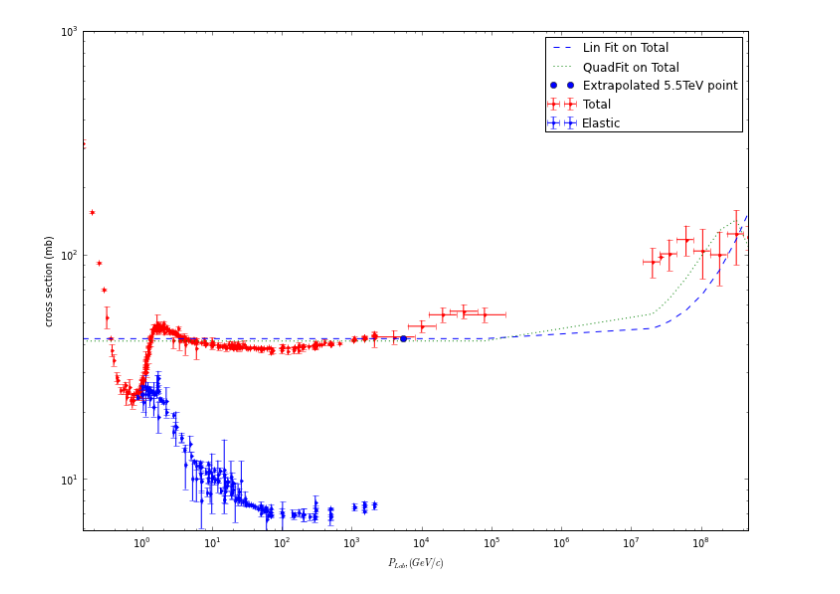
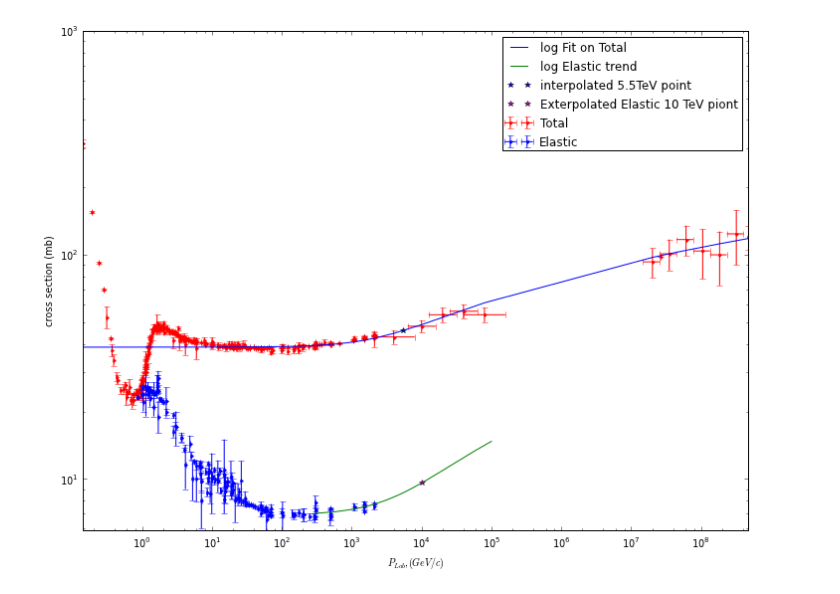
Before and after one commit to mattyuiop/PHYS202-S13, a Jupyter notebook: Project/MCG.ipynb, the cells around one changed output. Drawn from its saved outputs; the diff is of its cells as text; code cells hidden in the pictures.

```diff
--- a/Project/MCG.ipynb
+++ b/Project/MCG.ipynb
@@ -27,44 +27,52 @@ yhigh = f-d
 xelLow = ael-bel
 xelHigh = cel-ael
 
-def fxnExp(x,a,b,c,d):
-    return a*np.exp((x-b)*c) + d
+def fxnlog(x,a,b,c,d):
+    return a*np.log((x-b)*c) + d
 figure(num=None, figsize=(12, 9), dpi=80, facecolor='w', edgecolor='k')
 
 errorbar(a,d, yerr=[e,f], xerr =[xlow,xhigh], fmt = 'r.', label = 'Total')
 errorbar(ael,delstic, yerr=[fel,eel], xerr = [xelLow,xelHigh], fmt = 'b.', label = 'Elastic')
 
 plt.xscale('log')
 plt.xticks([.1, 1,10, 100, 1000, 10000, 100000, 10**6,10**7,10**8, 10**12])
 plt.yscale('log')
 plt.yticks([1,10, 100, 1000])
 xlabel(r'$P_{Lab} , (GeV/c)$')
 ylabel('cross section (mb)')
 plt.vlines([1,10,100,1000,10000,100000],0,1000, linestyles = '-')
 
+
+
+expFit , expcov = cf(fxnlog,a[160:],d[160:])#, p0 = [.001,20,.0001,35])
+expElasFit , expElascov = cf(fxnlog, ael[115:], delstic[115:]) #, p0 = [.001,20,.0001,35])
+
+plot(a,fxnlog(a,expFit[0],expFit[1],expFit[2],expFit[3]), label = 'log Fit on Total')
+elExtendRange = arange(0,10**5,300)
+plot(elExtendRange,fxnlog(elExtendRange,expElasFit[0],expElasFit[1],expElasFit[2],expElasFit[3]), label = 'log Elastic trend')
+
+
+plot(5.5*10**3, fxnlog((5.5*10**3),expFit[0],expFit[1],expFit[2],expFit[3]),'b*', label = 'interpolated 5.5TeV point')
+plot(10**4, fxnlog((10**4),expElasFit[0],expElasFit[1],expElasFit[2],expElasFit[3]),'m*', label = 'Exterpolated Elastic 10 TeV piont')
+
+'''
+none of the fits I attempted yeild realistic results
 linfit = np.poly1d(np.polyfit(a[160:],d[160:],1)) #,w=((ylow+yhigh)/2.)**-2.)
 quadfit = np.poly1d(np.polyfit(a[160:],d[160:],2)) #,w=((ylow+yhigh)/2.)**-2.)
 
 plot(a,linfit(a),'--', label = 'Lin Fit on Total')
 plot(a,quadfit(a),':', label = 'QuadFit on Total')
-plot(5.5*10**3, linfit(5.5*10**3),'bo', label = 'Extrapolated 5.5TeV point')
-
-'''
-none of the fits I attempted yeild realistic results
 threfit = np.poly1d(np.polyfit(a[160:],d[160:],1)) #,w=((ylow+yhigh)/2.)**-2.)
 fivefit = np.poly1d(np.polyfit(a[160:],d[160:],2)) #,w=((ylow+yhigh)/2.)**-2.)
 plot(a,threfit(a), label = 'Cubic Fit on Total')
 plot(a,fivefit(a), label = r'$5^{th}$ deg poly on Total')
 
-expFit , expcov = cf(fxnExp,a[160:],d[160:], p0 = [.001,20,.0001,35])
-print expFit[:]
-plot(a,fxnExp(a,expFit[0],expFit[1],expFit[2],expFit[3]), label = 'Exp Fit on Total')
 '''
 
 legend()
 show()
 # %% [output]
-[figure, old version]
+[figure, new version]
 # %%
 def WooSax(rhoNot,a,w,R,z):
     fxn = lambda r: rhoNot*(1+w*(r/R)**2)/(1+exp((r-R)/a))
```
Also changed, not shown: parts of 1 cell of this notebook, 5 other files.
